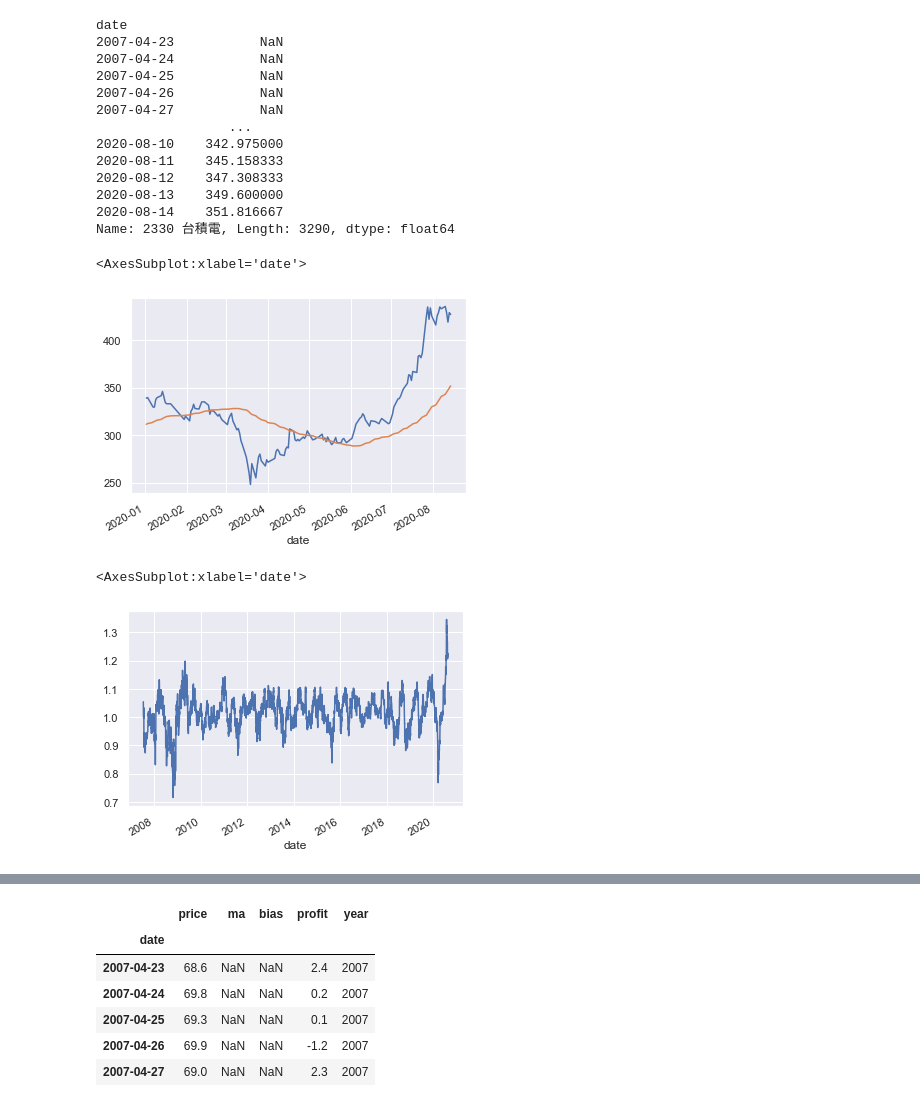
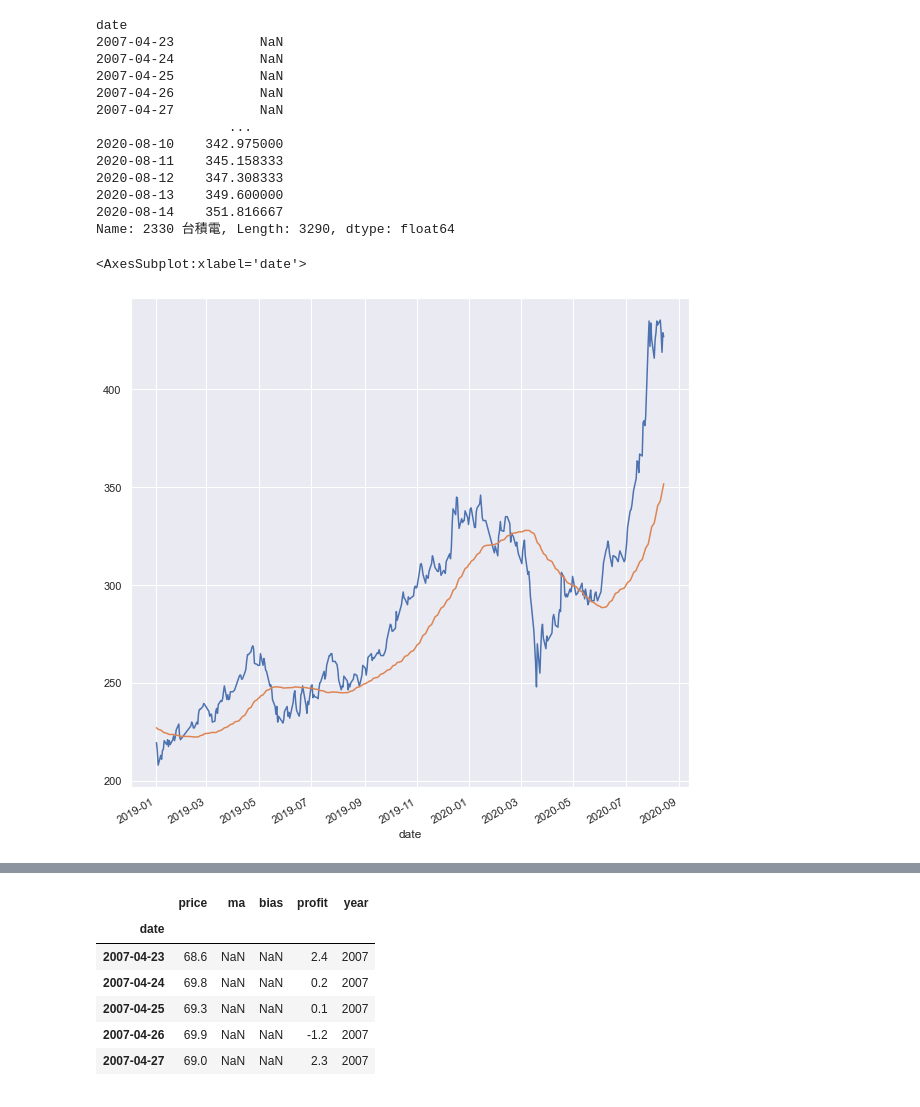
Before and after one commit to leon123858/tensorflow_exercise, a Jupyter notebook: DLCourse2020/GetData.ipynb, the cells around one changed output, grey strips where cells are left out. Saved outputs shown, nothing was run; the diff lists cells and outputs as text; code cells hidden in the pictures.

```diff
--- a/DLCourse2020/GetData.ipynb
+++ b/DLCourse2020/GetData.ipynb
@@ -224,3 +240,5 @@ sns.heatmap(profit,cmap='autumn')
 # %% [output]
 <AxesSubplot:xlabel='month', ylabel='year'>
 [figure]
+# %%
+plt.rcParams['figure.figsize'] = (10,10)
@@ -243,14 +298,10 @@ date
 2020-08-14    351.816667
 Name: 2330 台積電, Length: 3290, dtype: float64
 # %%
-tsmc['2020':].plot()
-ma60['2020':].plot()
+tsmc['2019':].plot()
+ma60['2019':].plot()
 # %% [output]
 <AxesSubplot:xlabel='date'>
-[figure, old version]
+[figure, new version]
 # %%
-tsmc_bias = tsmc/ma60 #與60天平均的比例差異
-tsmc_bias.plot()
+tsmc_bias = tsmc/ma60
-# %% [output]
-<AxesSubplot:xlabel='date'>
-[figure, removed]
```
Also changed, not shown: parts of 46 cells of this notebook.
